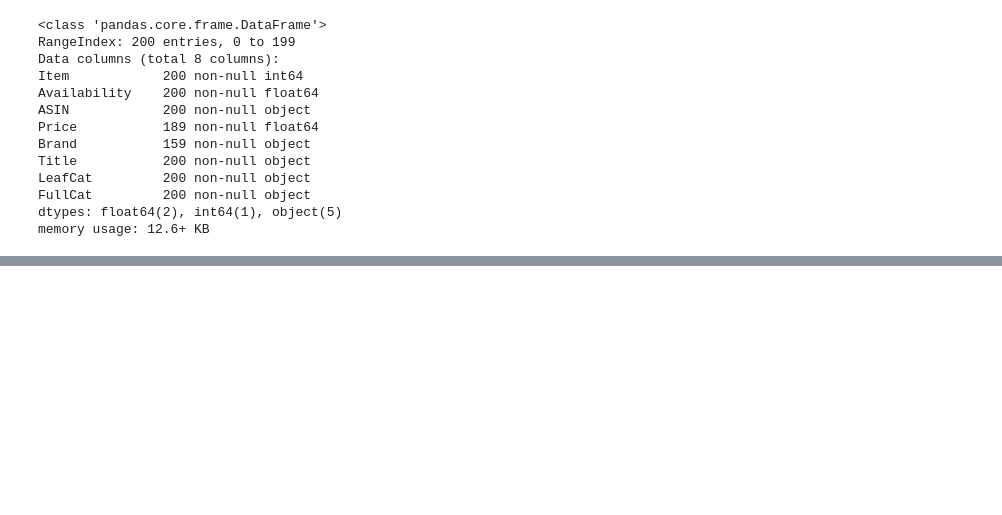
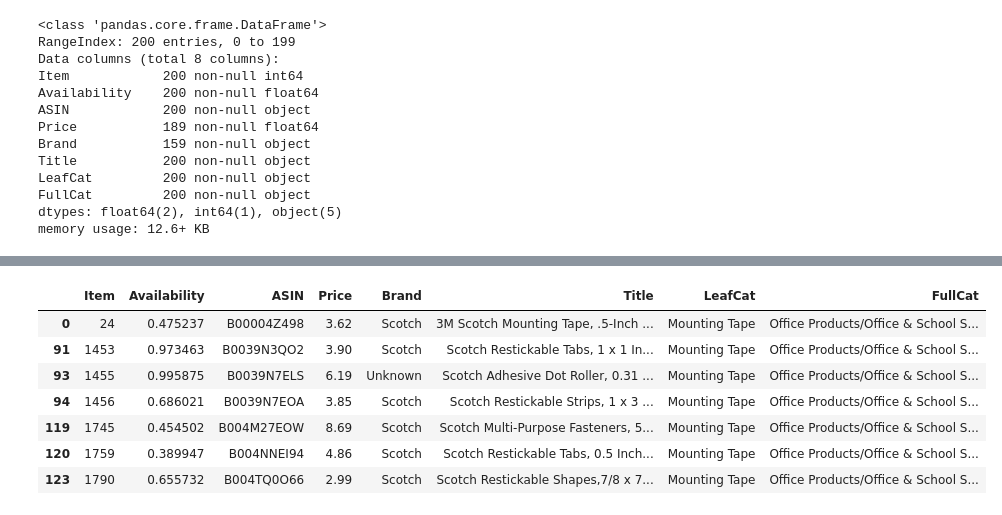
Before and after one commit to pmko/notebooks, a Jupyter notebook: capstone/capstone-eda.ipynb, the cells around one changed output, grey strips where cells are left out. Drawn from its saved outputs; the diff is of its cells as text; code cells hidden in the pictures; blank space fills up the shorter version.

```diff
--- a/capstone/capstone-eda.ipynb
+++ b/capstone/capstone-eda.ipynb
@@ -81,0 +95,11 @@ plt.show()
+# %%
+items.loc[items['LeafCat']=='Mounting Tape']
+# %% [output]
+|  | Item | Availability | ASIN | Price | Brand | Title | LeafCat | FullCat |
+| 0 | 24 | 0.475237 | B00004Z498 | 3.62 | Scotch | 3M Scotch Mounting Tape, .5-Inch ... | Mounting Tape | Office Products/Office & School S... |
+| 91 | 1453 | 0.973463 | B0039N3QO2 | 3.90 | Scotch | Scotch Restickable Tabs, 1 x 1 In... | Mounting Tape | Office Products/Office & School S... |
+| 93 | 1455 | 0.995875 | B0039N7ELS | 6.19 | Unknown | Scotch Adhesive Dot Roller, 0.31 ... | Mounting Tape | Office Products/Office & School S... |
+| 94 | 1456 | 0.686021 | B0039N7EOA | 3.85 | Scotch | Scotch Restickable Strips, 1 x 3 ... | Mounting Tape | Office Products/Office & School S... |
+| 119 | 1745 | 0.454502 | B004M27EOW | 8.69 | Scotch | Scotch Multi-Purpose Fasteners, 5... | Mounting Tape | Office Products/Office & School S... |
+| 120 | 1759 | 0.389947 | B004NNEI94 | 4.86 | Scotch | Scotch Restickable Tabs, 0.5 Inch... | Mounting Tape | Office Products/Office & School S... |
+| 123 | 1790 | 0.655732 | B004TQ0O66 | 2.99 | Scotch | Scotch Restickable Shapes,7/8 x 7... | Mounting Tape | Office Products/Office & School S... |
```
Also changed, not shown: parts of 9 cells of this notebook.
